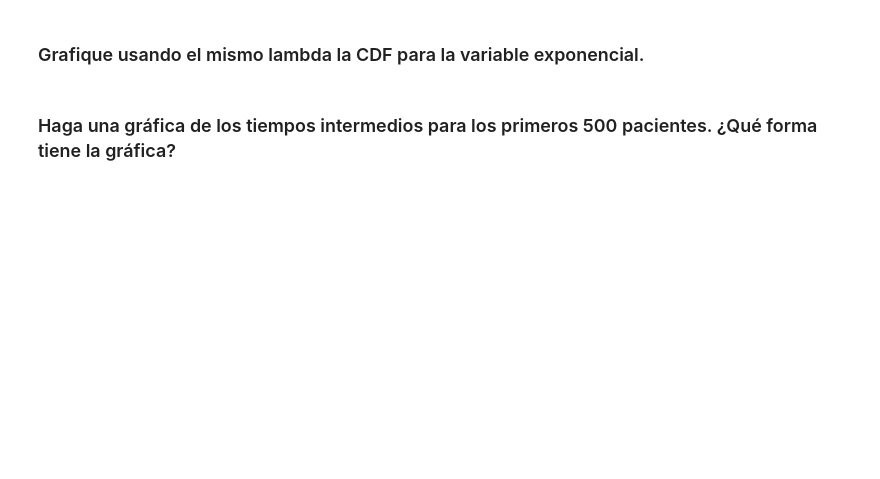
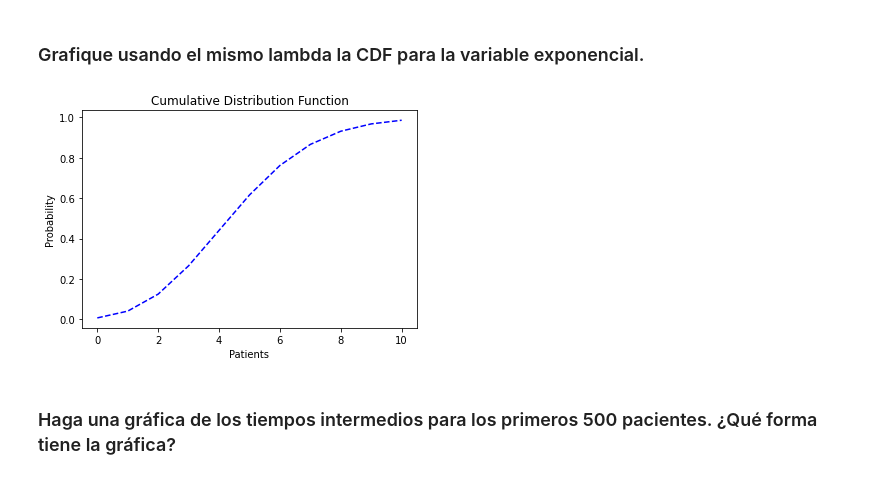
Before and after one commit to Mar19845/MicroProyecto-1, a Jupyter notebook: MicroProyecto1.ipynb, the cells around one changed output. Saved outputs shown, nothing was run; the diff lists cells and outputs as text; code cells hidden in the pictures; blank space fills up the shorter version.

```diff
--- a/MicroProyecto1.ipynb
+++ b/MicroProyecto1.ipynb
@@ -112,4 +144,17 @@ uniforme. Esto da como resultado los correspondientes tiempos intermedios con su
 # %% [markdown]
 ### Grafique usando el mismo lambda la CDF para la variable exponencial.
+# %%
+y_values = []
+i = 0
+while i <= 10:
+    y_values.append(poisson.cdf(k=i, mu=5))
+    i += 1
+plt.plot(p_values, y_values, 'b--')
+plt.title("Cumulative Distribution Function")
+plt.xlabel('Patients')
+plt.ylabel('Probability')
+plt.show()
+# %% [output]
+[figure, added]
 # %% [markdown]
 ### Haga una gráfica de los tiempos intermedios para los primeros 500 pacientes. ¿Qué forma tiene la gráfica?
```
Also changed, not shown: parts of 15 cells of this notebook.
